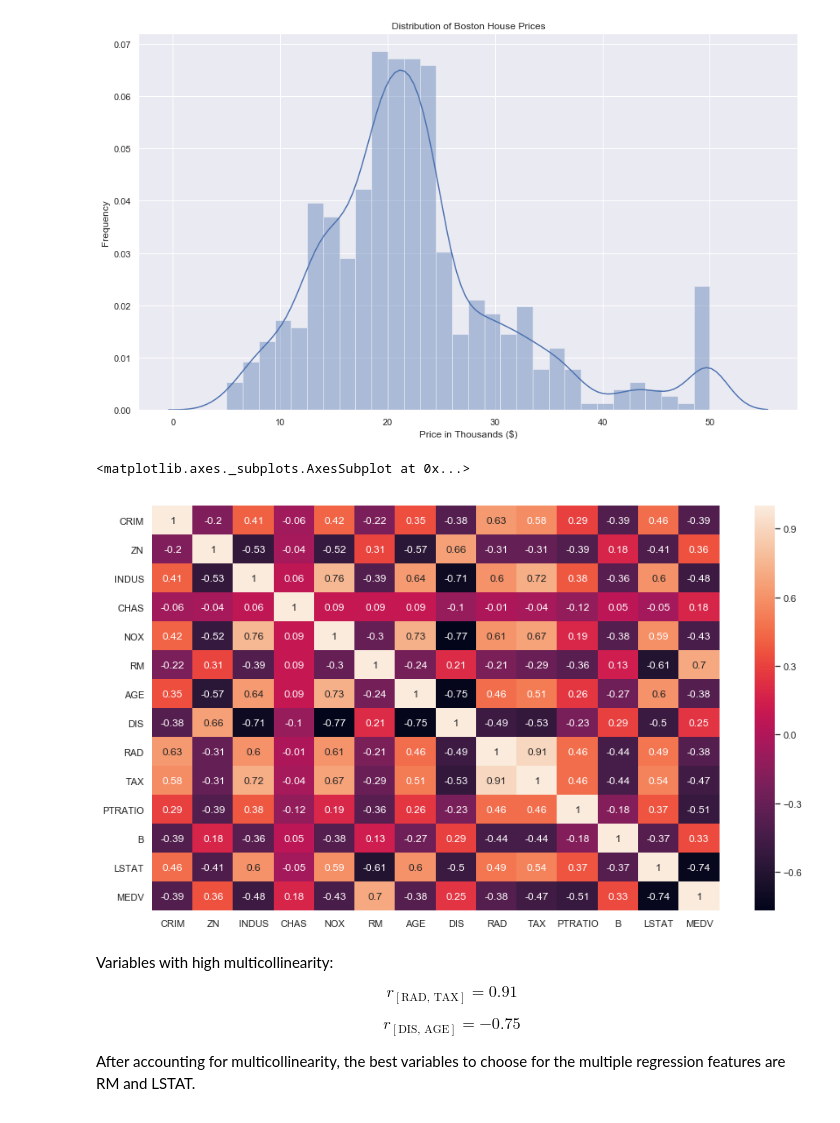
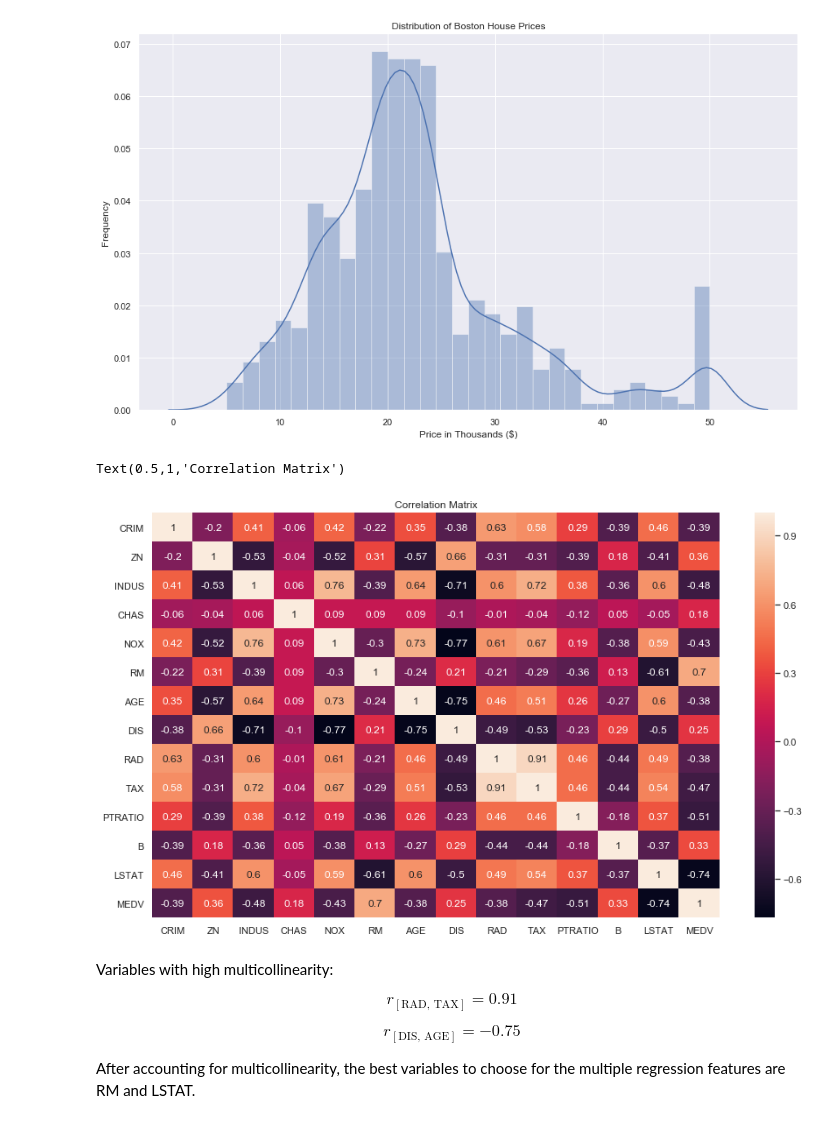
Before and after one commit to TheChanRProject/PieranDataAssistance, a Jupyter notebook: Manan/practical_exam_ds/Practical-Exam-Rishov.ipynb, the cells around one changed output. Drawn from its saved outputs; the diff is of its cells as text; code cells hidden in the pictures.

Commit message:
adding correlation matrix title

```diff
--- a/Manan/practical_exam_ds/Practical-Exam-Rishov.ipynb
+++ b/Manan/practical_exam_ds/Practical-Exam-Rishov.ipynb
@@ -126,16 +126,16 @@ ax.plot()
 # %%
 # Measuring Linear Relationships Between the Variables
 
 # Correlation Matrix
 
 correlation_matrix = boston_df.corr().round(2)
 
 # Visualization using seaborn heatmap
 
-sns.heatmap(data=correlation_matrix, annot=True)
+sns.heatmap(data=correlation_matrix, annot=True).set_title("Correlation Matrix")
 # %% [output]
-<matplotlib.axes._subplots.AxesSubplot at 0x...>
+Text(0.5,1,'Correlation Matrix')
-[figure, old version]
+[figure, new version]
 # %% [markdown]
 Variables with high multicollinearity:
 
```
Also changed, not shown: 1 other file.
